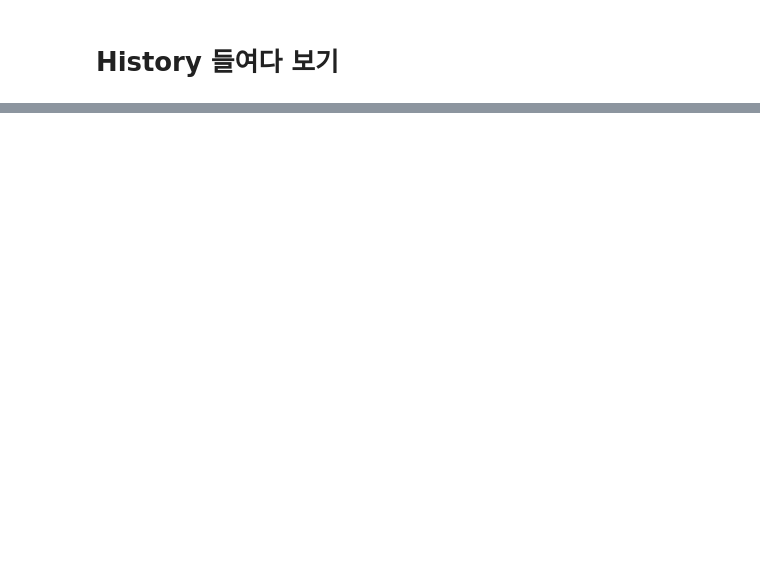
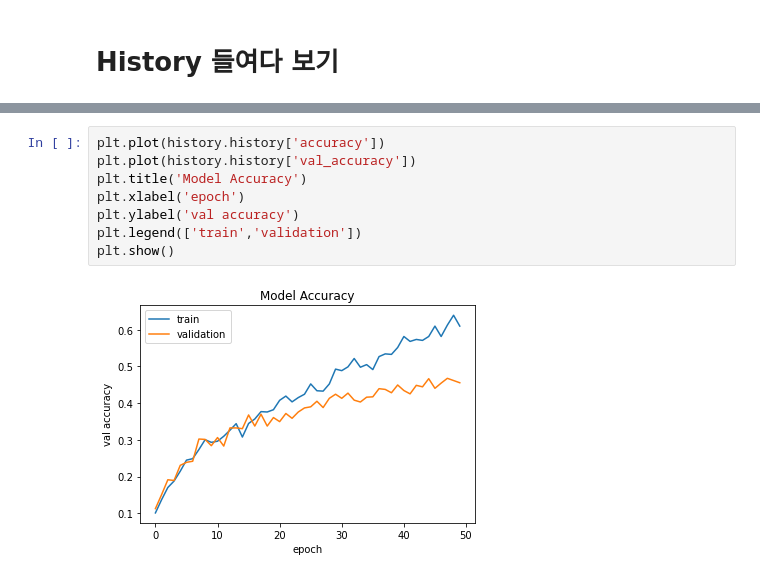
Before and after one commit to Huni0318/Deep-learning, a Jupyter notebook: practical exercise/post_process.ipynb, the cells around one changed output, grey strips where cells are left out. Drawn from its saved outputs; the diff is of its cells as text; blank space fills up the shorter version.

```diff
--- a/practical exercise/post_process.ipynb
+++ b/practical exercise/post_process.ipynb
@@ -138,0 +189,10 @@ Epoch 50/50
+# %%
+plt.plot(history.history['accuracy'])
+plt.plot(history.history['val_accuracy'])
+plt.title('Model Accuracy')
+plt.xlabel('epoch')
+plt.ylabel('val accuracy')
+plt.legend(['train','validation'])
+plt.show()
+# %% [output]
+[figure, added]
```
Also changed, not shown: parts of 6 cells of this notebook.
